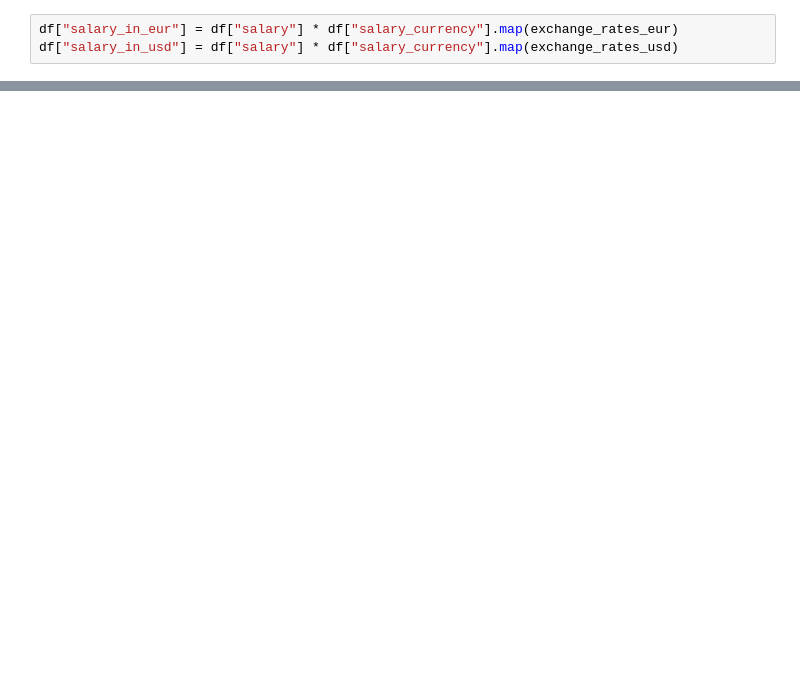
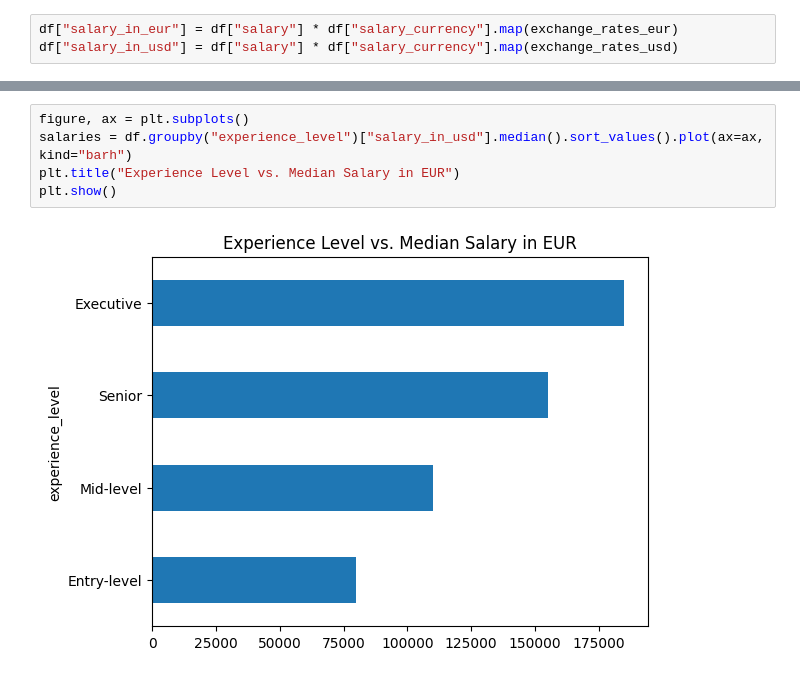
Before and after one commit to mArcio-Lmano/Data-Science, a Jupyter notebook: jobs_salary/jobs_ds.ipynb, the cells around one changed output, grey strips where cells are left out. Saved outputs shown, nothing was run; the diff lists cells and outputs as text; blank space fills up the shorter version.

```diff
--- a/jobs_salary/jobs_ds.ipynb
+++ b/jobs_salary/jobs_ds.ipynb
@@ -113,3 +171,10 @@ df["salary_in_usd"] = df["salary"] * df["salary_currency"].map(exchange_rates_us
+# %%
+figure, ax = plt.subplots()
+salaries = df.groupby("experience_level")["salary_in_usd"].median().sort_values().plot(ax=ax, kind="barh")
+plt.title("Experience Level vs. Median Salary in EUR")
+plt.show()
+# %% [output]
+[figure, added]
 # %%
 figure, ax = plt.subplots(figsize=(8,25))
 salaries = df.groupby("job_title")["salary_in_eur"].median().sort_values().plot(ax=ax, kind="barh")
```
Also changed, not shown: parts of 15 cells of this notebook.
